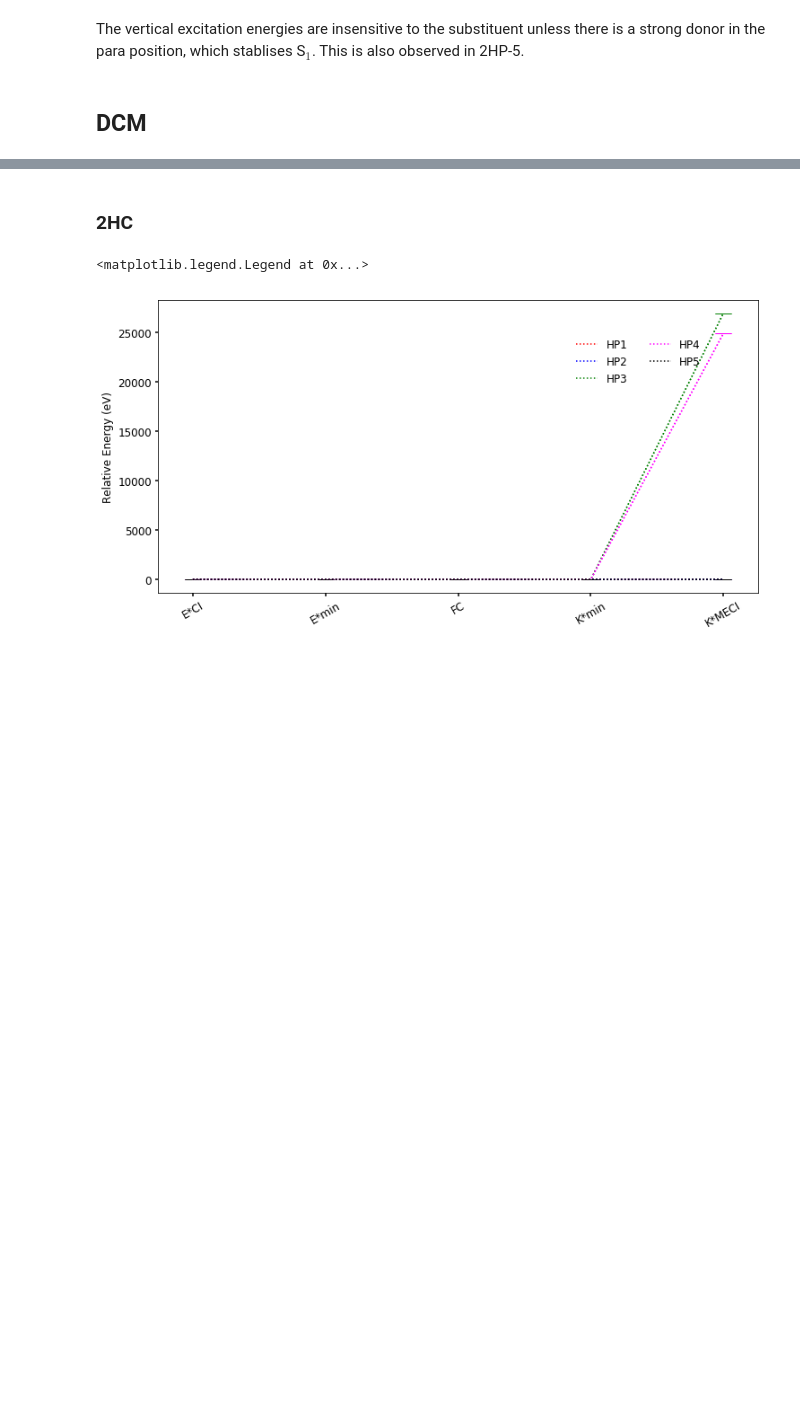
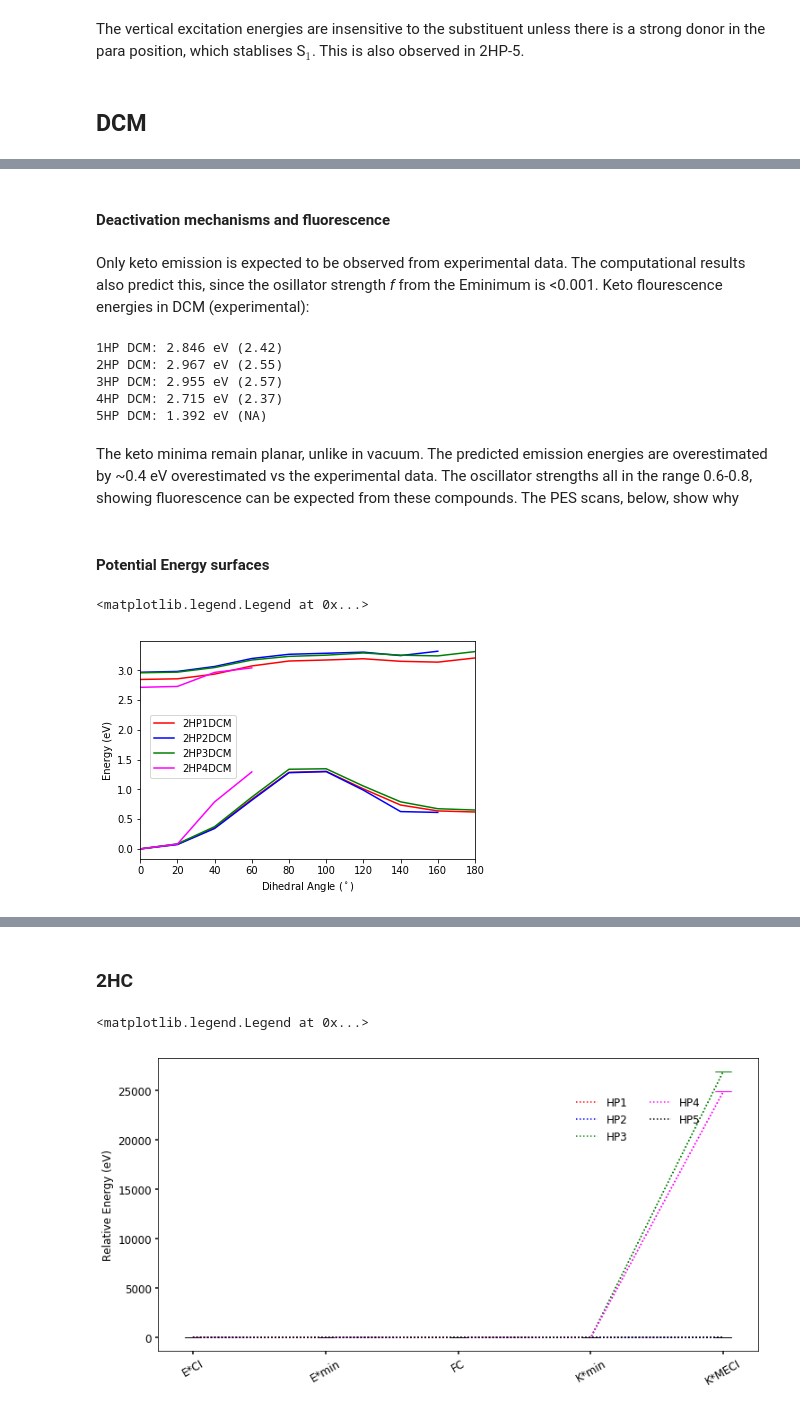
Before and after one commit to mdommett/2HCvs2HP, a Jupyter notebook: 2HCvs2HP.ipynb, the cells around one changed output, grey strips where cells are left out. Cells and saved outputs as stored; diff of their text form; code cells hidden in the pictures; blank space fills up the shorter version.

```diff
--- a/2HCvs2HP.ipynb
+++ b/2HCvs2HP.ipynb
@@ -298,0 +329,5 @@ ax.legend(loc='upper center', bbox_to_anchor=(0.8, +0.9),
+# %%
+hp_DCM_VE=[(i[2]) for i in hp_DCM_s1]
+for i in range(len(hp_DCM_VE)):
+    print("{}HP: {:.2f} eV, shift vs vacuum: {:.2f} eV".format(i+1,hp_DCM_VE[i],hp_DCM_VE[i]-hp_VE[i]))
+print("Mean: {:.2f} eV\nStandard deviation {:.2f}".format(np.mean(hp_DCM_VE),np.std(hp_DCM_VE)))
@@ -298,0 +344,35 @@ ax.legend(loc='upper center', bbox_to_anchor=(0.8, +0.9),
+# %% [markdown]
+#### Deactivation mechanisms and fluorescence
+# %% [markdown]
+Only keto emission is expected to be observed from experimental data. The computational results also predict this, since the osillator strength *f* from the Eminimum is <0.001.
+Keto flourescence energies in DCM (experimental):
+# %%
+hp_Kfluo_exp=[2.42,2.55,2.57,2.37]
+for i in range(len(hp_DCM_s1)-1):
+    print("{}HP DCM: {:.3f} eV ({})".format(i+1,hp_DCM_s1[i][3]-hp_DCM_s0[i][3],hp_Kfluo_exp[i]))
+print("5HP DCM: {:.3f} eV (NA)".format(hp_DCM_s1[4][3]-hp_DCM_s0[4][3]))
+# %% [output]
+1HP DCM: 2.846 eV (2.42)
+2HP DCM: 2.967 eV (2.55)
+3HP DCM: 2.955 eV (2.57)
+4HP DCM: 2.715 eV (2.37)
+5HP DCM: 1.392 eV (NA)
+# %% [markdown]
+The keto minima remain planar, unlike in vacuum. The predicted emission energies are overestimated by ~0.4 eV overestimated vs the experimental data. The oscillator strengths all in the range 0.6-0.8, showing fluorescence can be expected from these compounds. The PES scans, below, show why
+# %% [markdown]
+#### Potential Energy surfaces
+# %%
+scanpath="/Users/michaeldommett/phdwork/proton_transfer/Matt_msci/2HCvs2HP/Scans/"
+fig,ax=plt.subplots()
+plt.xlabel("Dihedral Angle ($^\circ$)")
+plt.ylabel("Energy (eV)")
+plt.xlim(0,180)
+for i in range(4):
+    energies=np.loadtxt(scanpath+str(i+1)+"_scan_solvated.out-energies")
+    x=np.arange(0,len(energies[:,1])*20,20)
+    ax.plot(x,energies[:,1],color=colours[i],label="2HP"+str(i+1)+"DCM")
+    ax.plot(x,energies[:,0],color=colours[i])
+plt.legend(bbox_to_anchor=(0.3, +0.35))
+# %% [output]
+<matplotlib.legend.Legend at 0x...>
+[figure, added]
```
Also changed, not shown: parts of 15 cells of this notebook, 21 other files.
